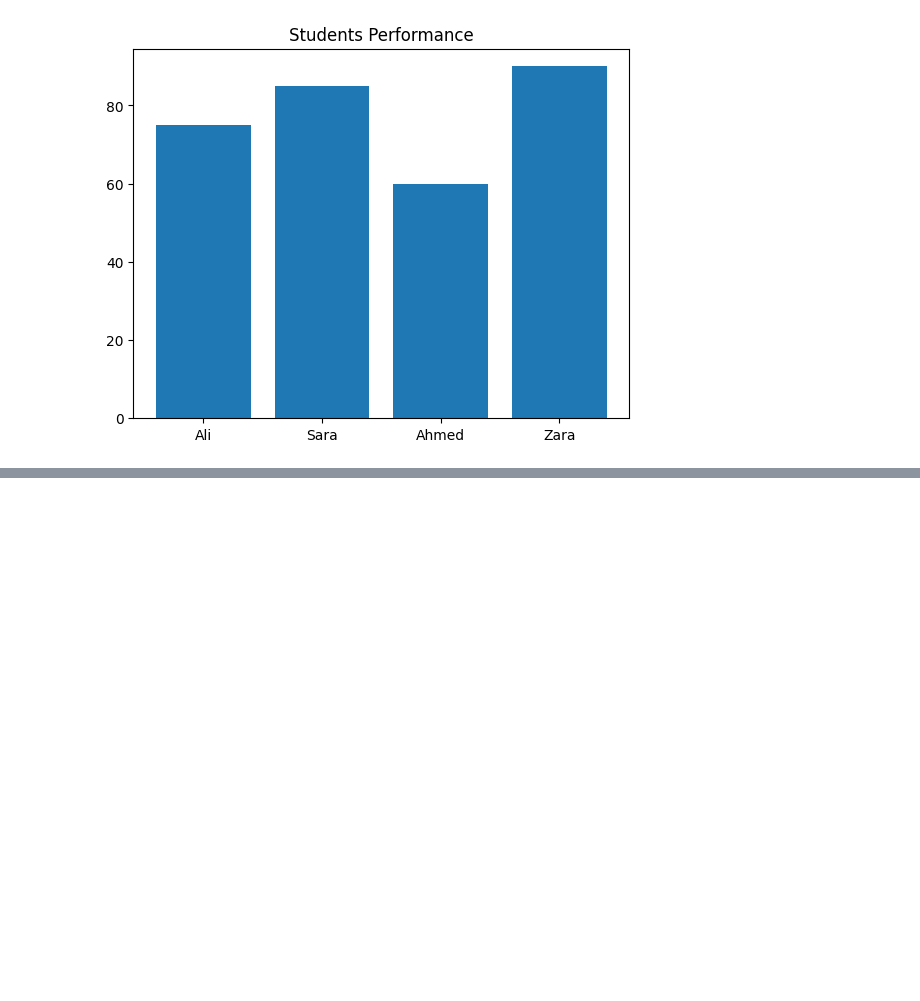
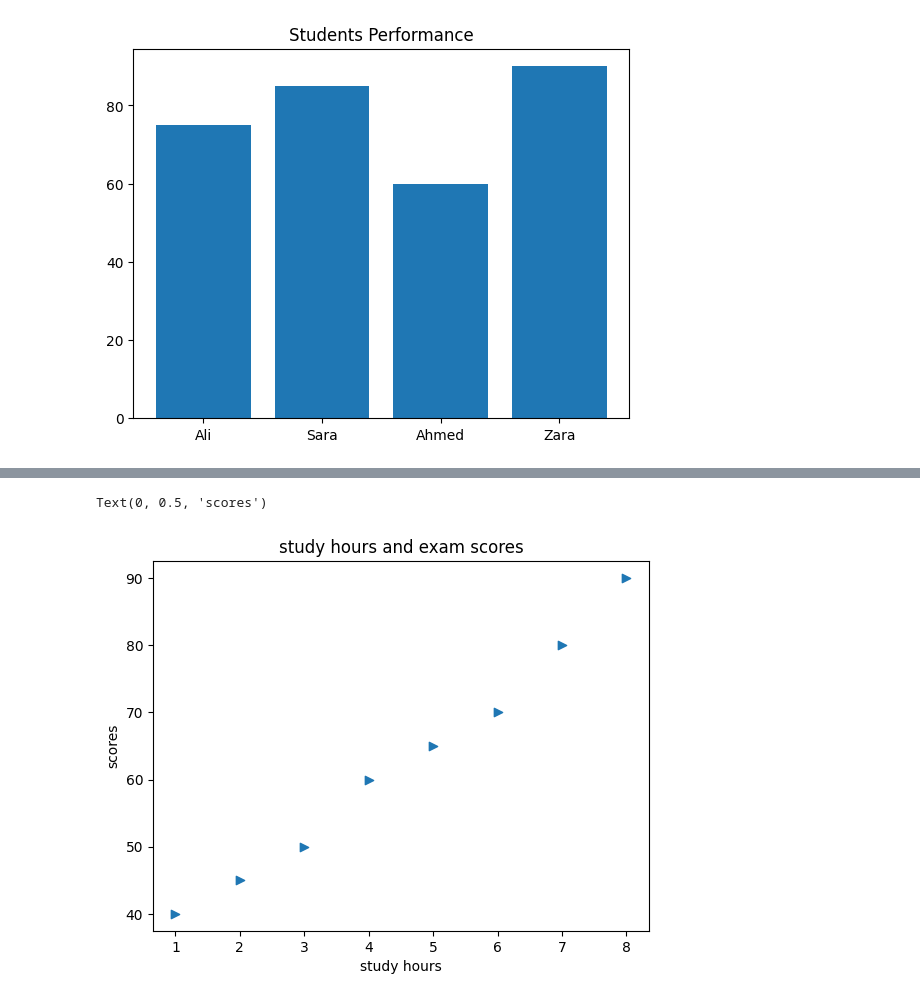
Before and after one commit to Engr-Jawad/Matplotlib_laibrary, a Jupyter notebook: problem1.ipynb, the cells around one changed output, grey strips where cells are left out. Cells and saved outputs as stored; diff of their text form; code cells hidden in the pictures; blank space fills up the shorter version.

```diff
--- a/problem1.ipynb
+++ b/problem1.ipynb
@@ -33,0 +54,10 @@ plt.show()
+# %%
+hours = [1, 2, 3, 4, 5, 6, 7, 8]
+scores = [40, 45, 50, 60, 65, 70, 80, 90]
+plt.scatter(hours,scores,marker=">")
+plt.title("study hours and exam scores")
+plt.xlabel("study hours")
+plt.ylabel("scores")
+# %% [output]
+Text(0, 0.5, 'scores')
+[figure, added]
```
Also changed, not shown: parts of 2 cells of this notebook.
